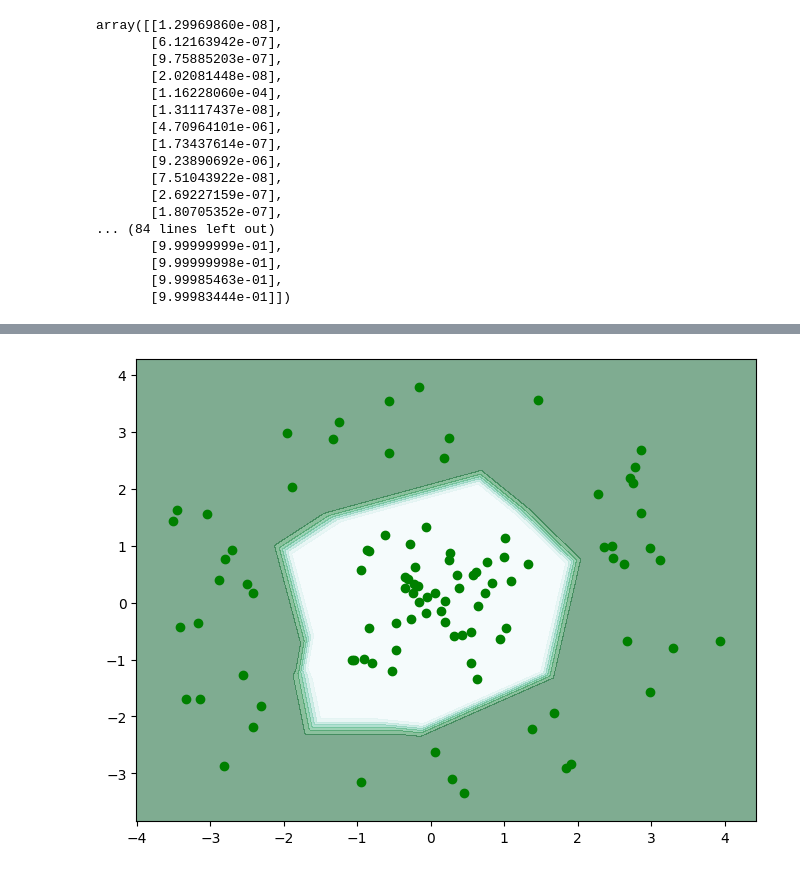
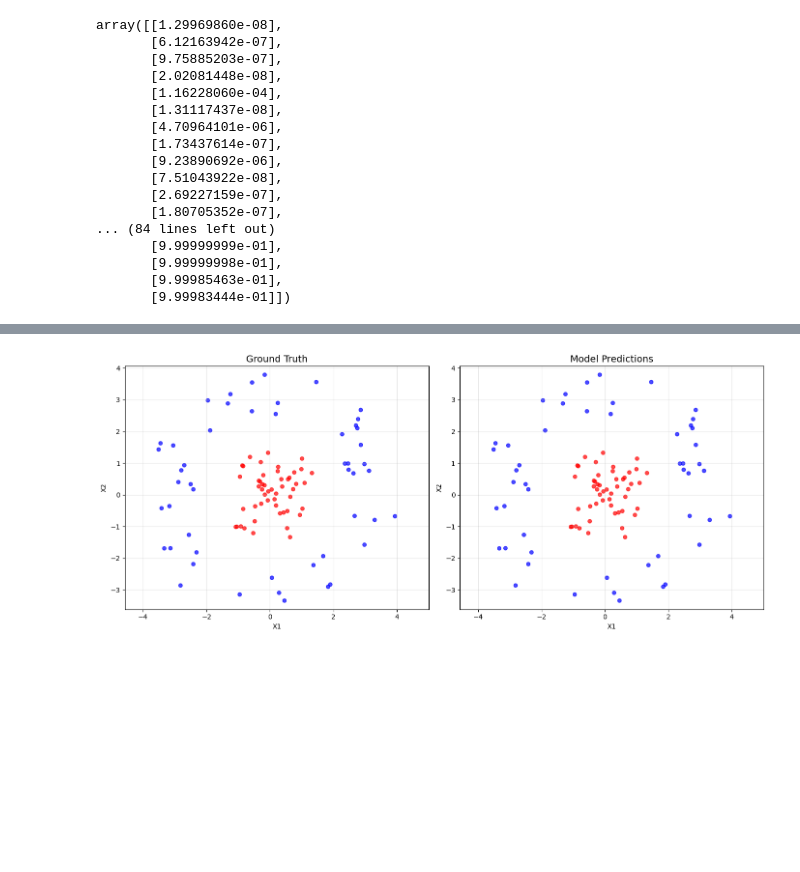
Before and after one commit to vivekvkashyap/quickgrad, a Jupyter notebook: simple_neural_network.ipynb, the cells around one changed output, grey strips where cells are left out. Cells and saved outputs as stored; diff of their text form; code cells hidden in the pictures; blank space fills up the shorter version.

```diff
--- a/testing_2.ipynb
+++ b/simple_neural_network.ipynb
@@ -113,13 +113,13 @@ opt = optim.Adam(model.parameters(), lr=lr)
 import tqdm
 import time
 
-loop = tqdm.tqdm(range(epochs))
+# loop = tqdm.tqdm(range(epochs))
 losses = []
 
 bce_loss = BCELoss()
 
 start = time.time()
-for epoch in loop:
+for epoch in range(epochs):
     X_train.requires_grad = False
     y_pred = model.forward(X_train)
     loss = bce_loss.forward(y_train, y_pred)
@@ -129,7 +129,7 @@ for epoch in loop:
     opt.step()
     lossval = loss.data.item()
     losses.append(lossval)
-    loop.set_postfix(loss=lossval)
+    # loop.set_postfix(loss=lossval)
 
 end = time.time()
 print(f"Finished training in {end - start} seconds...")
@@ -396,2 +175,0 @@ tensordata = vector(data.tolist())
-# %%
-preds = model.forward(tensordata)
@@ -459,8 +176,27 @@ array([[ 0.19609623,  0.03585737],
-# %%
-plt.figure(figsize=(8, 6))
-plt.contourf(xx, yy, preds.data.reshape(xx.shape), cmap='BuGn', alpha=0.5)
-plt.scatter(X[:200, 0], X[:200, 1], c='green', label='Class 0')
-plt.scatter(X[200:, 0], X[200:, 1], c='grey', label='Class 1')
-plt.show()
-# %% [output]
-[figure, removed]
+# %%
+import numpy as np
+import matplotlib.pyplot as plt
+
+ypred = preds > 0.5
+ypred = ypred.astype(int).flatten()
+
+fig, axes = plt.subplots(1, 2, figsize=(14, 6))
+
+axes[0].scatter(X[:, 0], X[:, 1], c=['red' if label == 0 else 'blue' for label in y], alpha=0.7, s=30)
+axes[0].set_title("Ground Truth", fontsize=14)
+axes[0].set_xlabel('X1')
+axes[0].set_ylabel('X2')
+axes[0].grid(True, alpha=0.3)
+axes[0].axis('equal')
+
+axes[1].scatter(X[:, 0], X[:, 1], c=['red' if label == 0 else 'blue' for label in ypred], marker='o', alpha=0.7, s=30)
+axes[1].set_title("Model Predictions", fontsize=14)
+axes[1].set_xlabel('X1')
+axes[1].set_ylabel('X2')
+axes[1].grid(True, alpha=0.3)
+axes[1].axis('equal')
+
+plt.tight_layout()
+plt.show()
+# %% [output]
+[figure, added]
```
Also changed, not shown: parts of 11 cells of this notebook, 3 other files.
